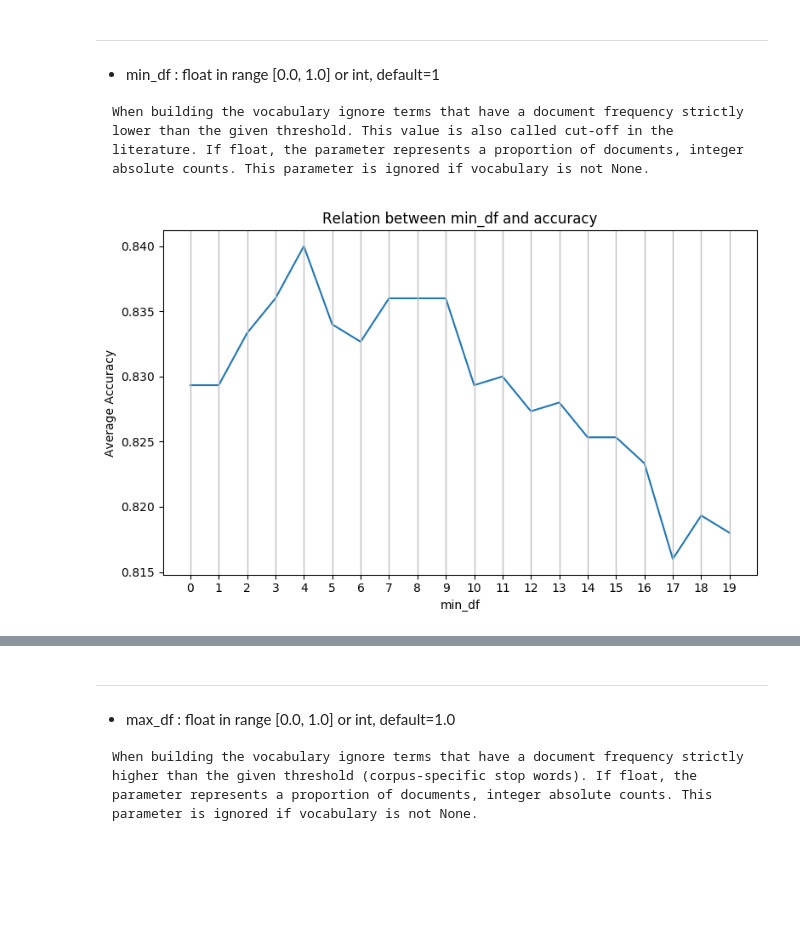
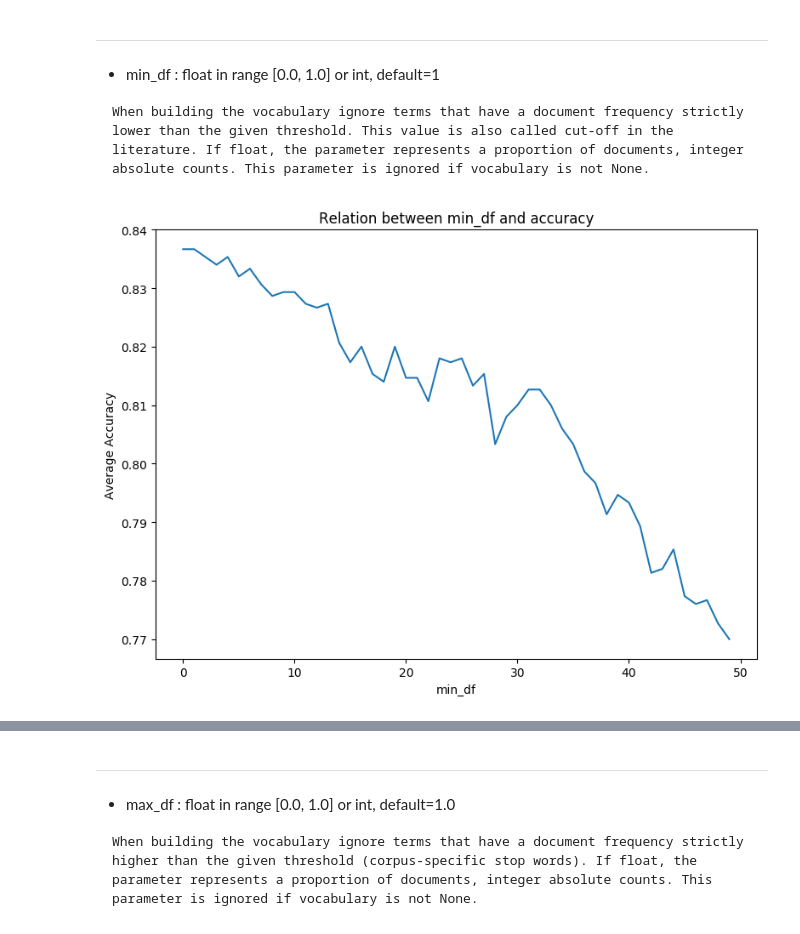
Before and after one commit to DS501-17Fall/Project-03, a Jupyter notebook: CaseStudy3.ipynb, the cells around one changed output, grey strips where cells are left out. Drawn from its saved outputs; the diff is of its cells as text; code cells hidden in the pictures; blank space fills up the shorter version.

```diff
--- a/CaseStudy3.ipynb
+++ b/CaseStudy3.ipynb
@@ -179,38 +179,35 @@ import matplotlib.pyplot as plt
 
 if __name__ == "__main__":
     movie_reviews_data_folder = 'txt_sentoken'
     dataset = load_files(movie_reviews_data_folder, shuffle=False)
 
     docs_train, docs_test, y_train, y_test = train_test_split(
         dataset.data, dataset.target, test_size=0.25, random_state=None)
 
     pipeline = Pipeline([
         ('vect', TfidfVectorizer()),
         ('clf', LinearSVC(C=1000)),
     ])
 
     parameters = {
-        'vect__min_df': [i for i in range(20)],
+        'vect__min_df': [i for i in range(50)],
     }
     grid_search = GridSearchCV(pipeline, parameters, n_jobs=-1)
     grid_search.fit(docs_train, y_train)
     n_candidates = len(grid_search.cv_results_['params'])
 
     min_df = []
     mean = []
     for i in range(n_candidates):
-            min_df.append(grid_search.cv_results_['params'][i]['vect__min_df'])
-            mean.append(grid_search.cv_results_['mean_test_score'][i])
+        min_df.append(grid_search.cv_results_['params'][i]['vect__min_df'])
+        mean.append(grid_search.cv_results_['mean_test_score'][i])
 
-    plt.figure(figsize=(8,5), dpi=100)
+    plt.figure(figsize=(8,6), dpi=100)
     plt.plot(min_df, mean)
-    plt.xticks(min_df)
-    for i in min_df:
-        plt.axvline(x=i,linewidth=1, color='silver' )
     plt.xlabel("min_df")
     plt.ylabel("Average Accuracy")
     plt.title("Relation between min_df and accuracy")
     plt.tight_layout()
     plt.show()
 # %% [output]
-[figure, old version]
+[figure, new version]
```
Also changed, not shown: parts of 14 cells of this notebook, 3 other files.
